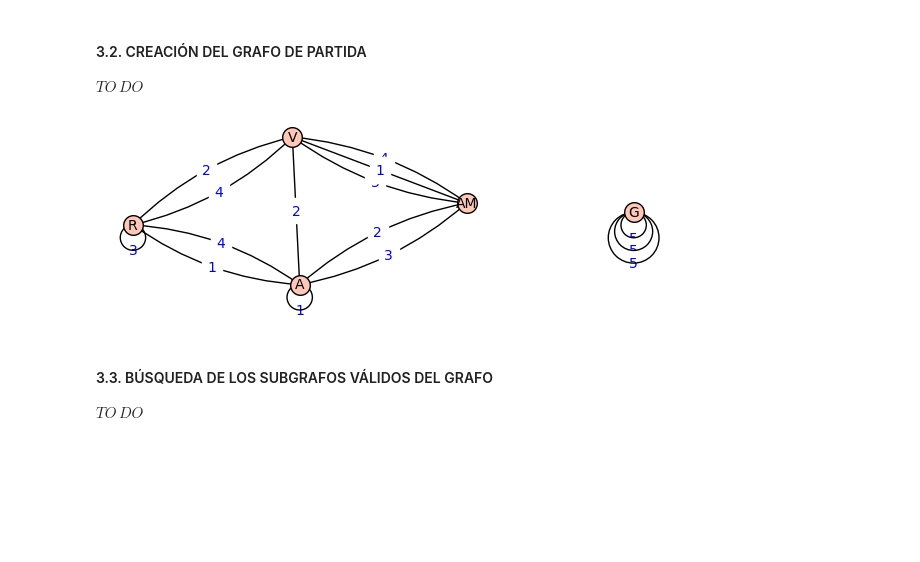
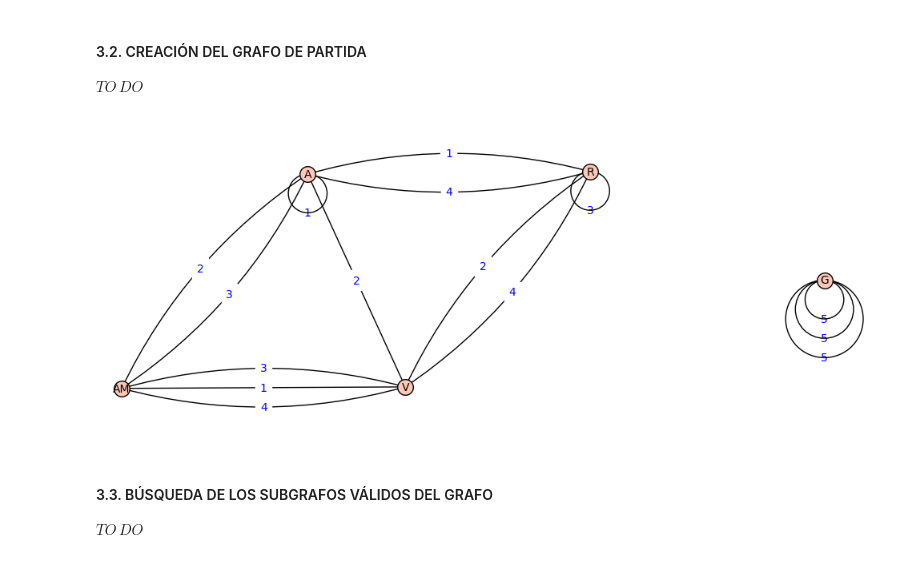
Before and after one commit to JaredYeeto/cubos-colores, a Jupyter notebook: cubos-colores-main/Cubos de colores (1).ipynb, the cells around one changed output. Cells and saved outputs as stored; diff of their text form; code cells hidden in the pictures; blank space fills up the shorter version.

```diff
--- a/cubos-colores-main/Cubos de colores (1).ipynb
+++ b/cubos-colores-main/Cubos de colores (1).ipynb
@@ -89,12 +89,12 @@ def graph_from_cubes(cubes):
 # %%
 G_cubes = graph_from_cubes(game)
 colors = set(G_cubes.vertices())
 ncubes = len(game)
 cubes_inds = set(str(i) for i in range(1, ncubes+1))
 game_edges = list(G_cubes.edges())
-plot(G_cubes, edge_labels=True)
+plot(G_cubes, edge_labels=True, figsize = 10)
 # %% [output]
-[figure, old version]
+[figure, new version]
 # %% [markdown]
 #### 3.3. BÚSQUEDA DE LOS SUBGRAFOS VÁLIDOS DEL GRAFO
 
```
Also changed, not shown: parts of 1 cell of this notebook.
